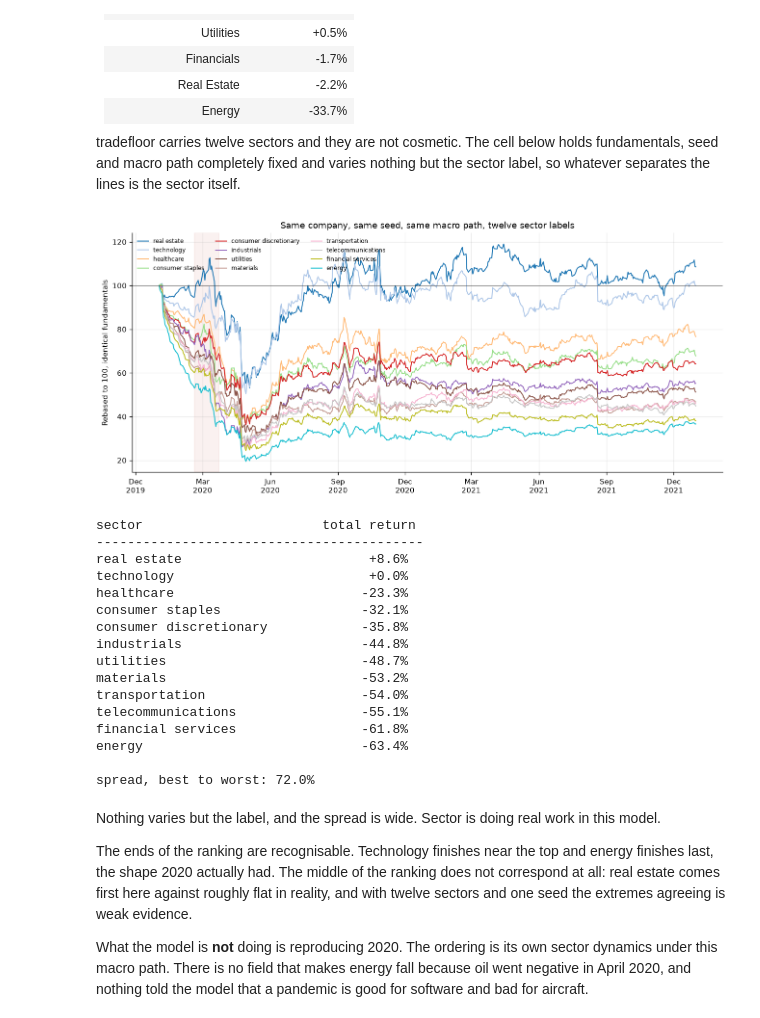
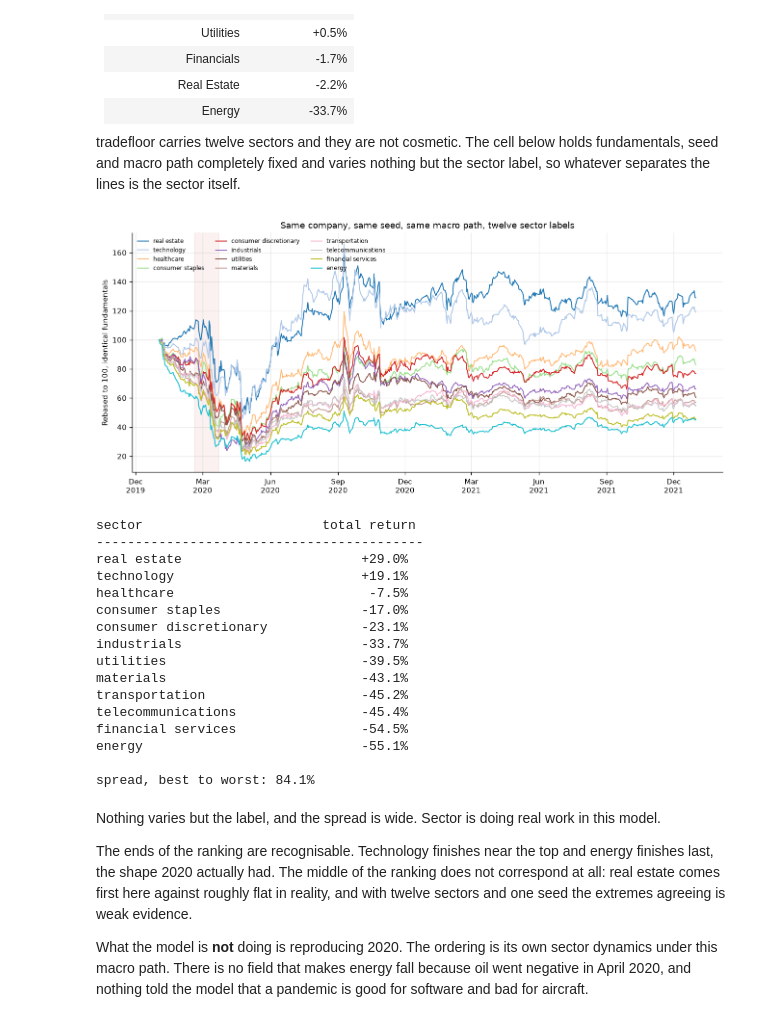
Before and after one commit to simoncoombes/tradefloor, a Jupyter notebook: examples/09-a-pandemic-shaped-market.ipynb, the cells around one changed output. Drawn from its saved outputs; the diff is of its cells as text; code cells hidden in the pictures.

```diff
--- a/examples/09-a-pandemic-shaped-market.ipynb
+++ b/examples/09-a-pandemic-shaped-market.ipynb
@@ -177,8 +192,9 @@ def make_universe():
     return u
 
 
-def run(scenario, universe=None, seed=2020):
-    e = tf.Engine(seed=seed, universe=universe or make_universe())
+def run(scenario, universe=None, seed=2020, model=MODEL):
+    e = tf.Engine(seed=seed, universe=universe or make_universe(),
+                  model=model)
     for i in range(N):
         scenario.apply(e, i)
         e.run_days(1, first_day=i)
@@ -335,7 +355,7 @@ def fundamental(days=PROBE_DAYS, drop=(), **over):
     # thirteen 120 day runs over forty names is a minute of nothing.
     small = tf.Universe([make_universe()[0]])
     small.extend(tf.Universe.random(4, seed=4))
-    e = tf.Engine(seed=2020, universe=small)
+    e = tf.Engine(seed=2020, universe=small, model=MODEL)
     for i in range(days):
         s.apply(e, i)
         e.run_days(1, first_day=i)
@@ -904,8 +925,12 @@ series = {f: [sum(daily[f"{f}_sum"].to_pylist()[i:i + M]) * 100
 buckets = [DATES[min(i, N - 1)] for i in range(0, N, M)]
 
 fig, ax = plt.subplots(figsize=(11, 5))
-colours = ["#1a5490", "#c0392b", "#d35400", "#16a085",
-           "#8e44ad", "#f39c12", "#95a5a6", "#34495e", "#27ae60"]
+# One colour per factor. `zip` stops at the shorter list, so a list one
+# short of `tf.Engine.FACTORS` drops the last factor from the chart without
+# a word; this had nine colours for ten factors until 0.8.0.
+colours = ["#1a5490", "#c0392b", "#d35400", "#16a085", "#8e44ad",
+           "#f39c12", "#95a5a6", "#34495e", "#27ae60", "#7f8c8d"]
+assert len(colours) == len(tf.Engine.FACTORS)
 pos, neg = [0.0] * len(buckets), [0.0] * len(buckets)
 for f, colour in zip(tf.Engine.FACTORS, colours):
     vals = series[f]
@@ -1006,7 +1028,7 @@ boom = [i for i, d in enumerate(DATES) if d >= BOOM_START]
 listing_days = boom[::max(1, len(boom) // LISTINGS)][:LISTINGS]
 
 scen2 = build(qe_v2)
-engine3 = tf.Engine(seed=2020, universe=make_universe())
+engine3 = tf.Engine(seed=2020, universe=make_universe(), model=MODEL)
 INCUMBENTS = engine3.len
 listed_on = {}
 
@@ -1125,57 +1147,57 @@ def one_sector(sector):
         eps=4.0, book_value_per_share=20.0, revenue_growth=0.05,
         avg_volume=5e6, beta=1.0, short_interest=1e6)
     u = tf.Universe([probe]); u.extend(tf.Universe.random(7, seed=44))
-    e = tf.Engine(seed=2020, universe=u)
+    e = tf.Engine(seed=2020, universe=u, model=MODEL)
     for i in range(N):
         scen2.apply(e, i)
         e.run_days(1, first_day=i)
     return closes(e)
 
 
 paths = {s: one_sector(s) for s in SECTORS}
 finals = sorted(((p[-1] / p[0] - 1, s) for s, p in paths.items()), reverse=True)
 
 fig, ax = plt.subplots(figsize=(11, 5))
 cmap = plt.get_cmap("tab20")
 for n, (_, s) in enumerate(finals):
     p = paths[s]
     ax.plot(DATES, [100 * v / p[0] for v in p], lw=1.2, color=cmap(n / 12),
             label=s.replace("_", " "))
 ax.axhline(100, color="black", lw=0.6, alpha=0.5)
 ax.axvspan(*crash, color="#c0392b", alpha=0.07, zorder=0)
 ax.set_ylabel("Rebased to 100, identical fundamentals")
 ax.legend(loc="upper left", fontsize=7, ncol=3, frameon=False)
 ax.xaxis.set_major_locator(mdates.MonthLocator(interval=3))
 ax.xaxis.set_major_formatter(mdates.DateFormatter("%b\n%Y"))
 ax.set_title("Same company, same seed, same macro path, twelve sector labels",
              fontsize=11)
 fig.tight_layout()
 plt.show()
 
 print(f"{'sector':26s} {'total return':>14s}")
 print("-" * 42)
 for r, s in finals:
     print(f"{s.replace('_', ' '):26s} {r:>+13.1%}")
 print()
 print(f"spread, best to worst: {finals[0][0] - finals[-1][0]:.1%}")
 # %% [output]
-[figure, old version]
+[figure, new version]
 sector                       total return
 ------------------------------------------
-real estate                        +8.6%
-technology                         +0.0%
-healthcare                        -23.3%
-consumer staples                  -32.1%
-consumer discretionary            -35.8%
-industrials                       -44.8%
-utilities                         -48.7%
-materials                         -53.2%
-transportation                    -54.0%
-telecommunications                -55.1%
-financial services                -61.8%
-energy                            -63.4%
+real estate                       +29.0%
+technology                        +19.1%
+healthcare                         -7.5%
+consumer staples                  -17.0%
+consumer discretionary            -23.1%
+industrials                       -33.7%
+utilities                         -39.5%
+materials                         -43.1%
+transportation                    -45.2%
+telecommunications                -45.4%
+financial services                -54.5%
+energy                            -55.1%
 
-spread, best to worst: 72.0%
+spread, best to worst: 84.1%
 # %% [markdown]
 Nothing varies but the label, and the spread is wide. Sector is doing real work
 in this model.
```
Also changed, not shown: parts of 25 cells of this notebook, 2 other files.
